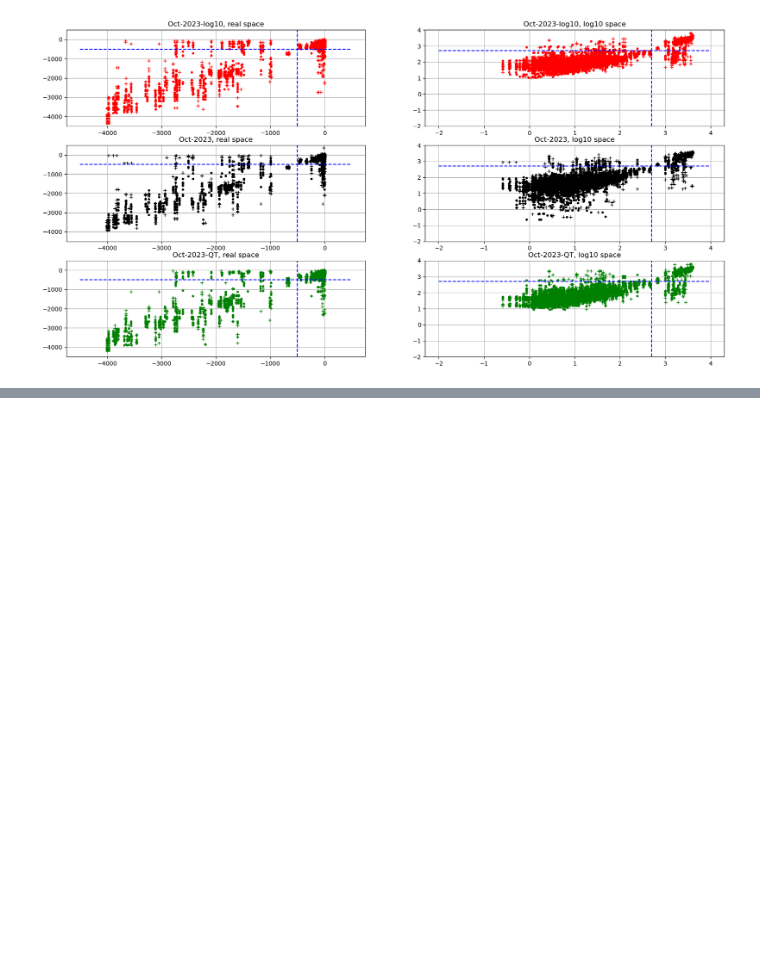
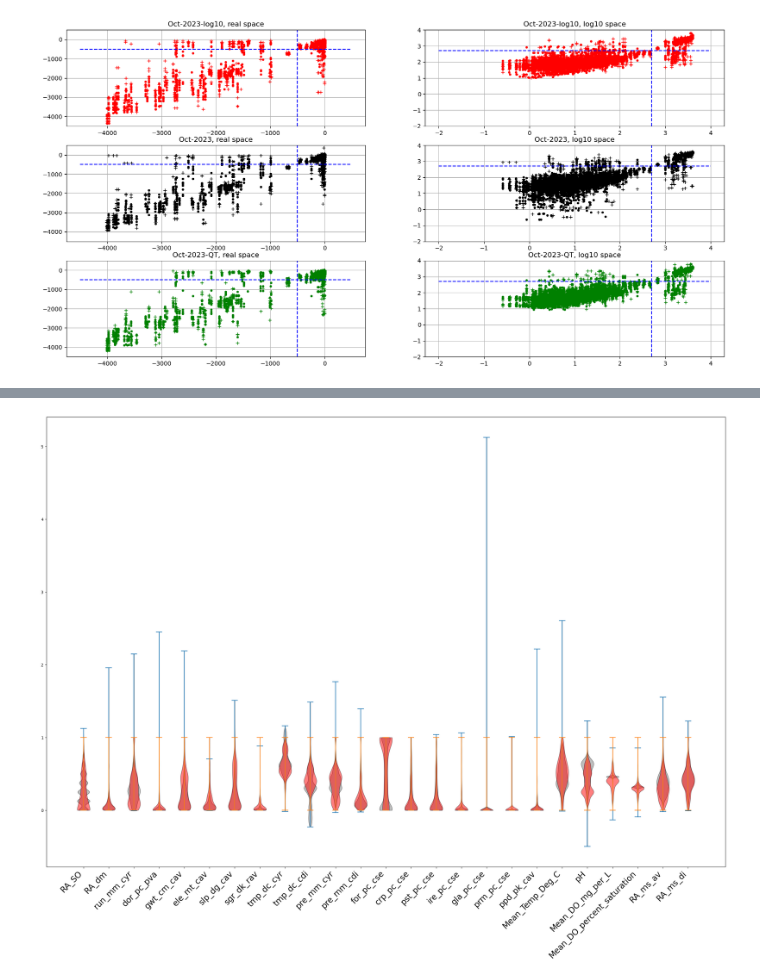
Before and after one commit to WHONDRS-Hub/ICON-ModEx_Open_Manuscript, a Jupyter notebook: fig02-resp-rate-hist/step_01_get_and_sketch_data.ipynb, the cells around one changed output, grey strips where cells are left out. Saved outputs shown, nothing was run; the diff lists cells and outputs as text; code cells hidden in the pictures; blank space fills up the shorter version.

```diff
--- a/fig02-resp-rate-hist/step_01_get_and_sketch_data.ipynb
+++ b/fig02-resp-rate-hist/step_01_get_and_sketch_data.ipynb
@@ -345,0 +350,68 @@ Overall percent misclassified: 5.647058823529412
+# %%
+# Load the training and predict data with all their features.
+# for a single ML model (the only difference between this branch and
+# other branches will be the number of data points. The training
+# data is then randomly split into train/test for the ML for each
+# SuperLeaerner instance). Broadly speaking, however, the predict
+# data should be encompassed by the train data.
+
+# This would apply to the raw, unsplit data
+train = pd.read_csv(repo+'/scripts/prep_06_output_final_train.csv')
+# Don't need the target
+train.pop('Normalized_Respiration_Rate_mg_DO_per_H_per_L_sediment')
+# There's a very large O2 value at one site - drop whole row:
+train[train['Mean_DO_mg_per_L'] > 1000] = np.nan
+
+predict = pd.read_csv(repo+'/scripts/prep_06_output_final_predict.csv')
+
+# Count number of NaN values
+for var in predict.columns:
+     print('Predict '+var+' has NaNs: '+str(predict[var].isna().sum()))
+     print('Train   '+var+' has NaNs: '+str(train[var].isna().sum()))
+
+# Replace NaNs with mean values
+train.fillna(train.mean(), inplace = True)
+predict.fillna(predict.mean(), inplace = True)
+
+# Train a MinMaxScaler with the training data
+mms = MinMaxScaler()
+mms.fit(train)
+train_mms = mms.transform(train)
+predict_mms = mms.transform(predict)
+
+# Plot the range of features for train and predict.
+# I am hypothesizing that some predict points do not overlap - and it
+# is those points outside the bounds of the training set that
+# "confuse" the ML models so they just default predict the average
+# value, which corresponds broadly to the "valley" of the actual
+# data since they are bimodal.
+
+fig, ax = plt.subplots(figsize=(30,20)) #(1,2,figsize=(20,20))
+#ax1.set_xticks(list(range(0,25)),predict.columns, rotation=45, ha='right', fontsize=20)
+ax.set_xticks(list(range(1,26)),predict.columns, rotation=45, ha='right', fontsize=20)
+
+#for vv, var in enumerate(predict.columns):
+#    ax1.plot(vv+np.zeros(np.shape(train[var].values)),
+#            train[var].values,'k.')
+#
+#    ax1.plot(vv+np.zeros(np.shape(predict[var].values)),
+#            predict[var].values,'r+')
+#
+#ax1.set_ylim([-1000, 10000])
+
+#===================================
+parts = ax.violinplot(predict_mms)
+for pc in parts['bodies']:
+    pc.set_facecolor('gray')
+    pc.set_edgecolor('black')
+    pc.set_alpha(0.5)
+
+parts = ax.violinplot(train_mms)
+for pc in parts['bodies']:
+    pc.set_facecolor('red')
+    pc.set_edgecolor('black')
+    pc.set_alpha(0.5)
+
+#ax.legend(train.columns)
+#ax.set_ylim([0,1])
+# %% [output]
@@ -345,0 +435 @@ Overall percent misclassified: 5.647058823529412
+[figure, added]
```
Also changed, not shown: parts of 7 cells of this notebook.
